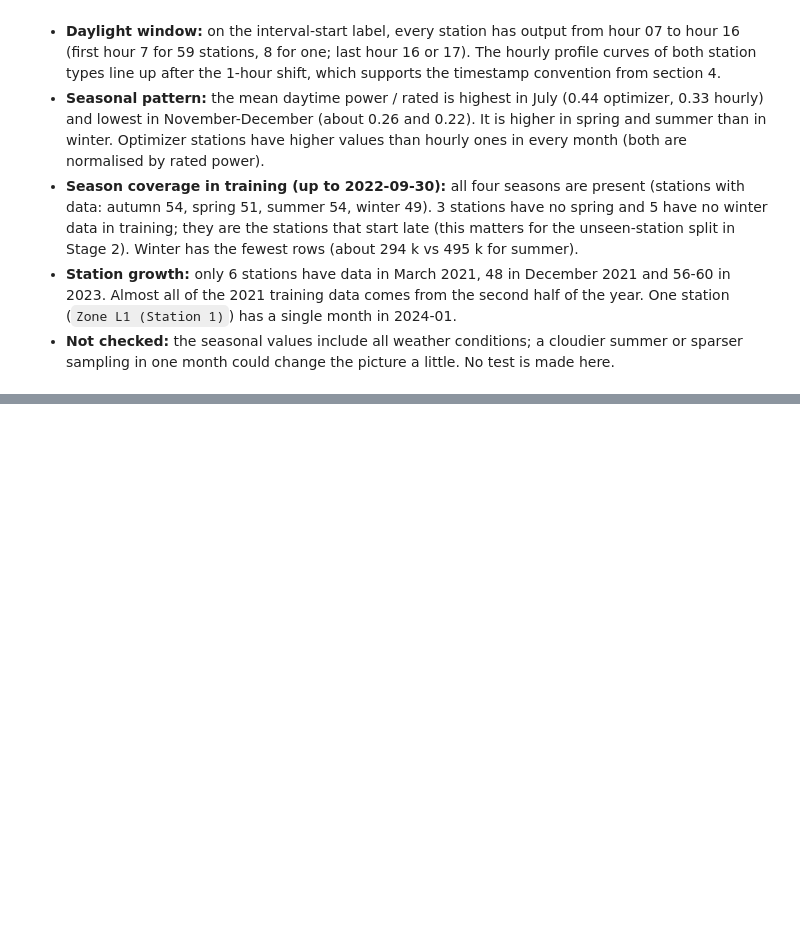
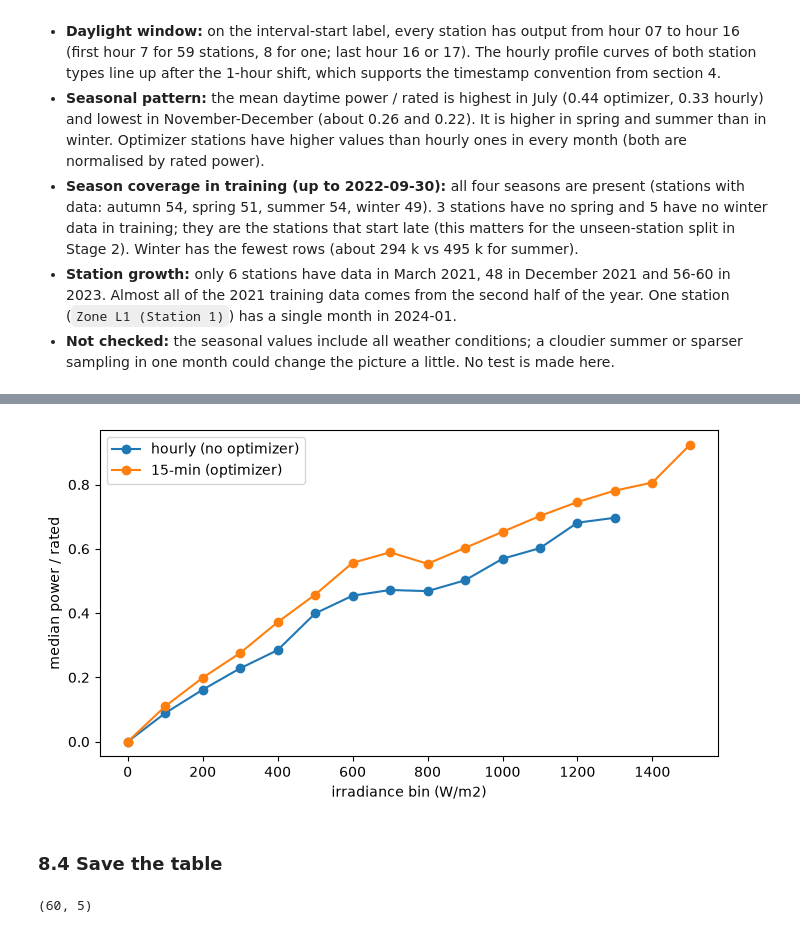
Before and after one commit to hanzla-mansuri/DA487-Capstone-Project-Phase-I, a Jupyter notebook: notebooks/01_eda.ipynb, the cells around one changed output, grey strips where cells are left out. Cells and saved outputs as stored; diff of their text form; code cells hidden in the pictures; blank space fills up the shorter version.

```diff
--- a/notebooks/01_eda.ipynb
+++ b/notebooks/01_eda.ipynb
@@ -906,0 +993,5 @@ The last table shows how many stations have data in each month of each year.
+# %%
+samples['irr_bin'] = (samples['irr'] // 100) * 100
+bins = samples.groupby(['irr_bin', 'has_optimizer'])['power'].median().unstack()
+bins.columns = ['hourly (no optimizer)', '15-min (optimizer)']
+bins.round(3)
@@ -906,0 +1017,16 @@ The last table shows how many stations have data in each month of each year.
+# %%
+bins.plot(marker='o', figsize=(7, 4))
+plt.xlabel('irradiance bin (W/m2)')
+plt.ylabel('median power / rated')
+plt.tight_layout()
+plt.savefig('../results/figures/01_power_vs_irradiance_bins.png', dpi=120)
+plt.show()
+# %% [output]
+[figure, added]
+# %% [markdown]
+### 8.4 Save the table
+# %%
+pv_irr.to_csv('../results/tables/01_power_vs_irradiance.csv', index=False)
+pv_irr.shape
+# %% [output]
+(60, 5)
```
Also changed, not shown: parts of 11 cells of this notebook, 4 other files.
